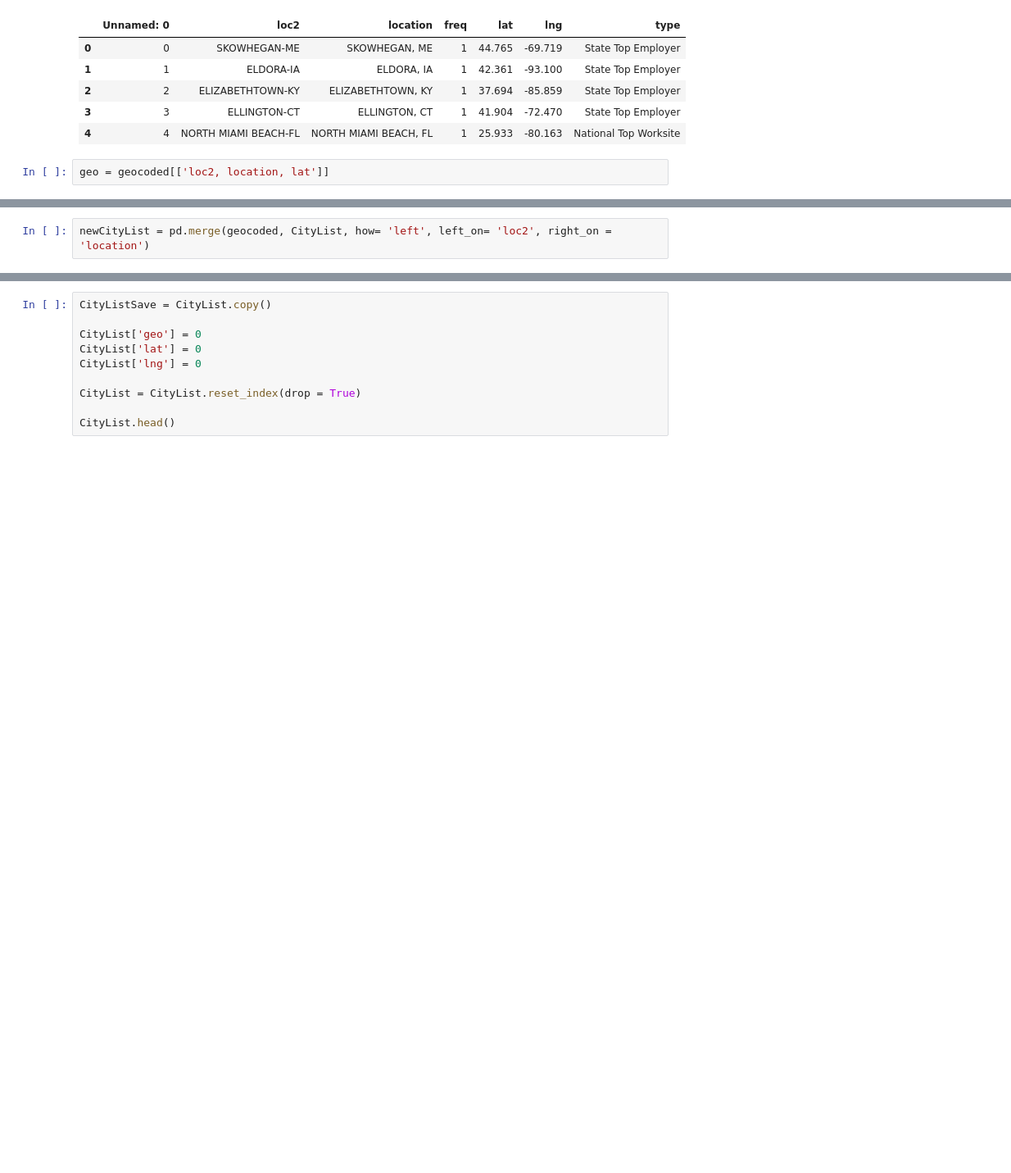
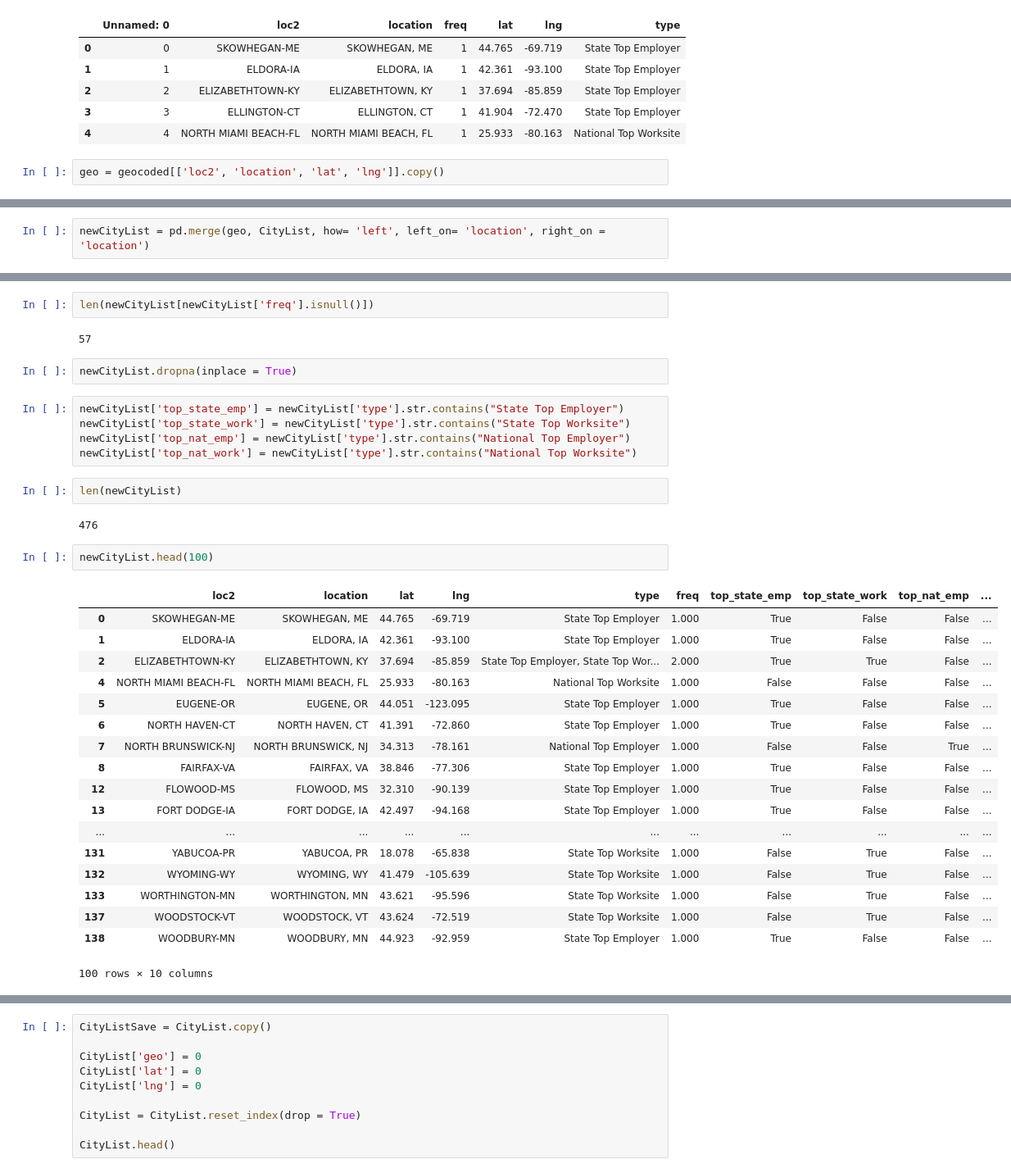
Before and after one commit to aakims/american-dreams.temp, a Jupyter notebook: notebook/DataExplanatoryExercise.ipynb, the cells around one changed output, grey strips where cells are left out. Shown at 82% size. Drawn from its saved outputs; the diff is of its cells as text; blank space fills up the shorter version.

```diff
--- a/notebook/DataExplanatoryExercise.ipynb
+++ b/notebook/DataExplanatoryExercise.ipynb
@@ -2955,4 +2955,4 @@ geocoded.head()
 | 3 | 3 | ELLINGTON-CT | ELLINGTON, CT | 1 | 41.904 | -72.470 | State Top Employer |
 | 4 | 4 | NORTH MIAMI BEACH-FL | NORTH MIAMI BEACH, FL | 1 | 25.933 | -80.163 | National Top Worksite |
 # %%
-geo = geocoded[['loc2, location, lat']]
+geo = geocoded[['loc2', 'location', 'lat', 'lng']].copy()
@@ -2959,2 +2968,2 @@ geo = geocoded[['loc2, location, lat']]
 # %%
-newCityList = pd.merge(geocoded, CityList, how= 'left', left_on= 'loc2', right_on = 'location')
+newCityList = pd.merge(geo, CityList, how= 'left', left_on= 'location', right_on = 'location')
@@ -2967,0 +2991,36 @@ newCityList = pd.merge(geocoded, CityList, how= 'left', left_on= 'loc2', right_o
+# %%
+len(newCityList[newCityList['freq'].isnull()])
+# %% [output]
+57
+# %%
+newCityList.dropna(inplace = True)
+# %%
+newCityList['top_state_emp'] = newCityList['type'].str.contains("State Top Employer")
+newCityList['top_state_work'] = newCityList['type'].str.contains("State Top Worksite")
+newCityList['top_nat_emp'] = newCityList['type'].str.contains("National Top Employer")
+newCityList['top_nat_work'] = newCityList['type'].str.contains("National Top Worksite")
+# %%
+len(newCityList)
+# %% [output]
+476
+# %%
+newCityList.head(100)
+# %% [output]
+|  | loc2 | location | lat | lng | type | freq | top_state_emp | top_state_work | top_nat_emp | ... |
+| 0 | SKOWHEGAN-ME | SKOWHEGAN, ME | 44.765 | -69.719 | State Top Employer | 1.000 | True | False | False | ... |
+| 1 | ELDORA-IA | ELDORA, IA | 42.361 | -93.100 | State Top Employer | 1.000 | True | False | False | ... |
+| 2 | ELIZABETHTOWN-KY | ELIZABETHTOWN, KY | 37.694 | -85.859 | State Top Employer, State Top Wor... | 2.000 | True | True | False | ... |
+| 4 | NORTH MIAMI BEACH-FL | NORTH MIAMI BEACH, FL | 25.933 | -80.163 | National Top Worksite | 1.000 | False | False | False | ... |
+| 5 | EUGENE-OR | EUGENE, OR | 44.051 | -123.095 | State Top Employer | 1.000 | True | False | False | ... |
+| 6 | NORTH HAVEN-CT | NORTH HAVEN, CT | 41.391 | -72.860 | State Top Employer | 1.000 | True | False | False | ... |
+| 7 | NORTH BRUNSWICK-NJ | NORTH BRUNSWICK, NJ | 34.313 | -78.161 | National Top Employer | 1.000 | False | False | True | ... |
+| 8 | FAIRFAX-VA | FAIRFAX, VA | 38.846 | -77.306 | State Top Employer | 1.000 | True | False | False | ... |
+| 12 | FLOWOOD-MS | FLOWOOD, MS | 32.310 | -90.139 | State Top Employer | 1.000 | True | False | False | ... |
+| 13 | FORT DODGE-IA | FORT DODGE, IA | 42.497 | -94.168 | State Top Employer | 1.000 | True | False | False | ... |
+| ... | ... | ... | ... | ... | ... | ... | ... | ... | ... | ... |
+| 131 | YABUCOA-PR | YABUCOA, PR | 18.078 | -65.838 | State Top Worksite | 1.000 | False | True | False | ... |
+| 132 | WYOMING-WY | WYOMING, WY | 41.479 | -105.639 | State Top Worksite | 1.000 | False | True | False | ... |
+| 133 | WORTHINGTON-MN | WORTHINGTON, MN | 43.621 | -95.596 | State Top Worksite | 1.000 | False | True | False | ... |
+| 137 | WOODSTOCK-VT | WOODSTOCK, VT | 43.624 | -72.519 | State Top Worksite | 1.000 | False | True | False | ... |
+| 138 | WOODBURY-MN | WOODBURY, MN | 44.923 | -92.959 | State Top Employer | 1.000 | True | False | False | ... |
+100 rows × 10 columns
```
Also changed, not shown: parts of 6 cells of this notebook, 2 other files.
